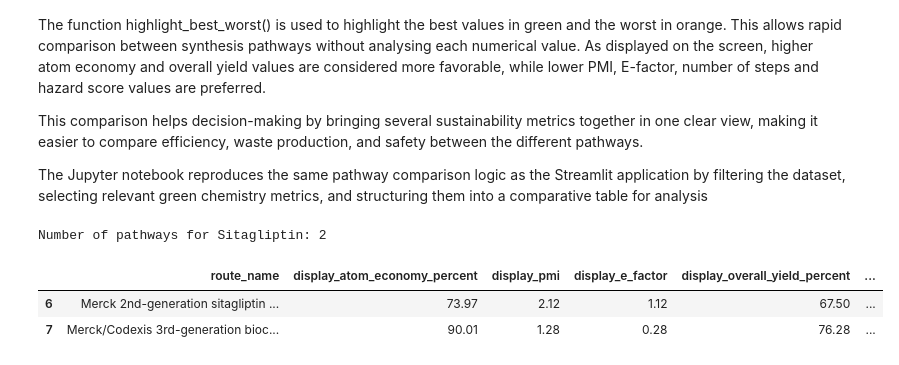
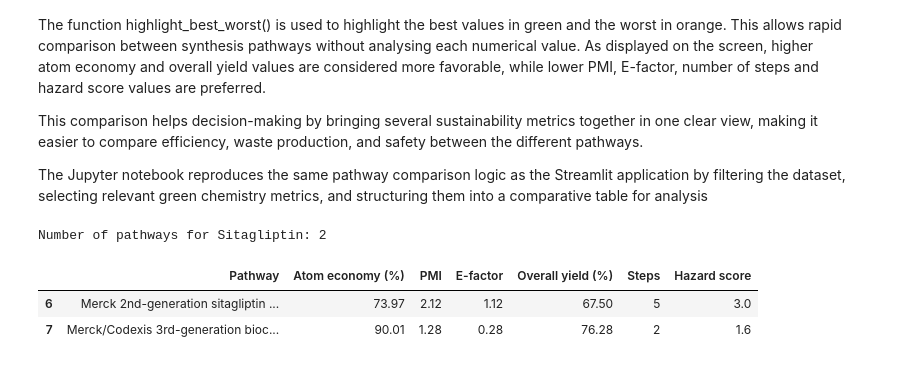
Before and after one commit to chiarabif/GreenRoute, a Jupyter notebook: RAPPORT/report.ipynb, the cells around one changed output. Drawn from its saved outputs; the diff is of its cells as text; code cells hidden in the pictures.

```diff
--- a/RAPPORT/report.ipynb
+++ b/RAPPORT/report.ipynb
@@ -84,29 +89,40 @@ The Jupyter notebook reproduces the same pathway comparison logic as the Streaml
 # %%
 import pandas as pd
 
 results_df = pd.read_csv("../data/results/calculated_green_metrics.csv")
 selected = "Sitagliptin"
 
 mol_df = results_df[
     results_df["drug_name"].astype(str).str.lower() == selected.lower()
 ].copy()
 
 print(f"Number of pathways for {selected}: {len(mol_df)}")
 
 display_cols = [
     "route_name",
     "display_atom_economy_percent",
     "display_pmi",
     "display_e_factor",
     "display_overall_yield_percent",
     "display_number_of_steps",
-    "average_hazard_score"
+    "average_hazard_score",
 ]
-table_df = mol_df[display_cols]
+
+rename_map = {
+    "route_name": "Pathway",
+    "display_atom_economy_percent": "Atom economy (%)",
+    "display_pmi": "PMI",
+    "display_e_factor": "E-factor",
+    "display_overall_yield_percent": "Overall yield (%)",
+    "display_number_of_steps": "Steps",
+    "average_hazard_score": "Hazard score",
+}
+
+table_df = mol_df[display_cols].rename(columns=rename_map)
 table_df
 # %% [output]
 Number of pathways for Sitagliptin: 2
-|  | route_name | display_atom_economy_percent | display_pmi | display_e_factor | display_overall_yield_percent | ... |
-| 6 | Merck 2nd-generation sitagliptin ... | 73.97 | 2.12 | 1.12 | 67.50 | ... |
-| 7 | Merck/Codexis 3rd-generation bioc... | 90.01 | 1.28 | 0.28 | 76.28 | ... |
+|  | Pathway | Atom economy (%) | PMI | E-factor | Overall yield (%) | Steps | Hazard score |
+| 6 | Merck 2nd-generation sitagliptin ... | 73.97 | 2.12 | 1.12 | 67.50 | 5 | 3.0 |
+| 7 | Merck/Codexis 3rd-generation bioc... | 90.01 | 1.28 | 0.28 | 76.28 | 2 | 1.6 |
 # %% [markdown]
```
Also changed, not shown: parts of 3 cells of this notebook, 1 other file.
